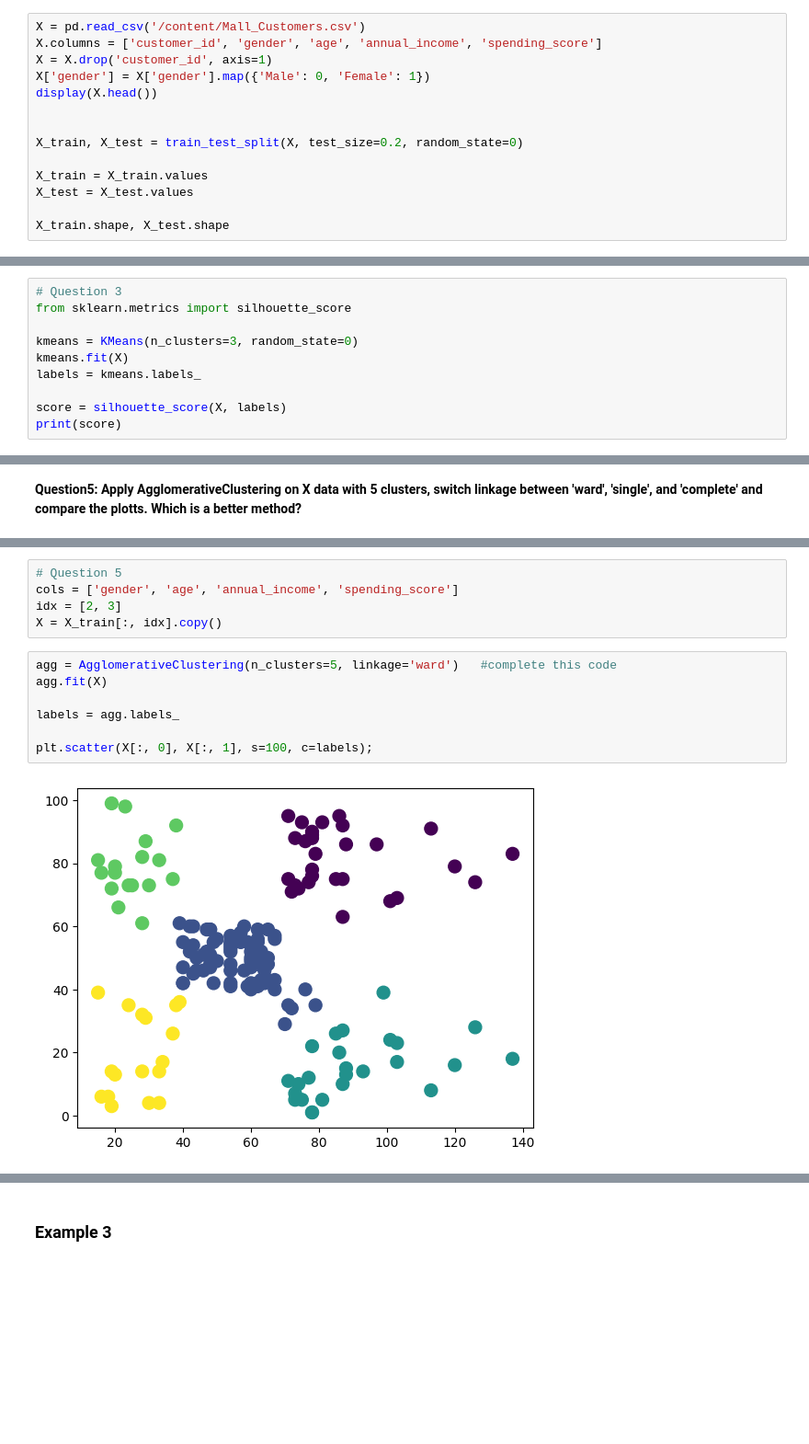
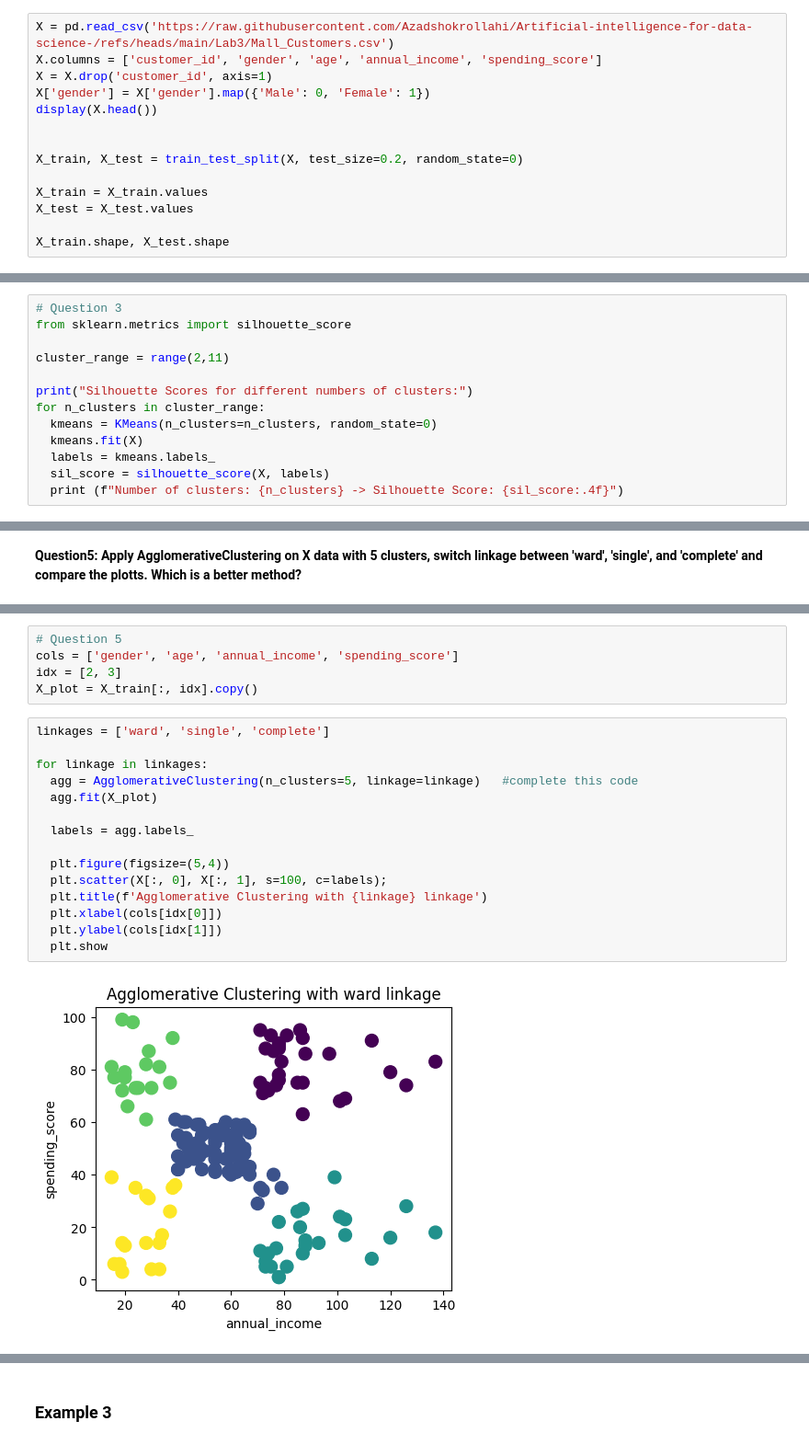
Before and after one commit to viviantram03/labb-1, a Jupyter notebook: Lab3/Lab3-Kmeans.ipynb, the cells around one changed output, grey strips where cells are left out. Shown at 92% size. Saved outputs shown, nothing was run; the diff lists cells and outputs as text; blank space fills up the shorter version.

```diff
--- a/Lab3/Lab3-Kmeans.ipynb
+++ b/Lab3/Lab3-Kmeans.ipynb
@@ -21,7 +21,7 @@ from mlxtend.plotting import plot_decision_regions
 # %% [markdown]
 ### Example 1
 # %%
-X = pd.read_csv('/content/Mall_Customers.csv')
+X = pd.read_csv('https://raw.githubusercontent.com/Azadshokrollahi/Artificial-intelligence-for-data-science-/refs/heads/main/Lab3/Mall_Customers.csv')
 X.columns = ['customer_id', 'gender', 'age', 'annual_income', 'spending_score']
 X = X.drop('customer_id', axis=1)
 X['gender'] = X['gender'].map({'Male': 0, 'Female': 1})
@@ -228,10 +230,13 @@ plt.show()
 # Question 3
 from sklearn.metrics import silhouette_score
 
-kmeans = KMeans(n_clusters=3, random_state=0)
-kmeans.fit(X)
-labels = kmeans.labels_
+cluster_range = range(2,11)
 
-score = silhouette_score(X, labels)
-print(score)
+print("Silhouette Scores for different numbers of clusters:")
+for n_clusters in cluster_range:
+  kmeans = KMeans(n_clusters=n_clusters, random_state=0)
+  kmeans.fit(X)
+  labels = kmeans.labels_
+  sil_score = silhouette_score(X, labels)
+  print (f"Number of clusters: {n_clusters} -> Silhouette Score: {sil_score:.4f}")
 # %% [output]
@@ -262,13 +280,21 @@ plt.scatter(X2[:, 0], X2[:, 1], s=100, c=labels);
 # Question 5
 cols = ['gender', 'age', 'annual_income', 'spending_score']
 idx = [2, 3]
-X = X_train[:, idx].copy()
+X_plot = X_train[:, idx].copy()
 # %%
-agg = AgglomerativeClustering(n_clusters=5, linkage='ward')   #complete this code
-agg.fit(X)
+linkages = ['ward', 'single', 'complete']
 
-labels = agg.labels_
+for linkage in linkages:
+  agg = AgglomerativeClustering(n_clusters=5, linkage=linkage)   #complete this code
+  agg.fit(X_plot)
 
-plt.scatter(X[:, 0], X[:, 1], s=100, c=labels);
+  labels = agg.labels_
+
+  plt.figure(figsize=(5,4))
+  plt.scatter(X[:, 0], X[:, 1], s=100, c=labels);
+  plt.title(f'Agglomerative Clustering with {linkage} linkage')
+  plt.xlabel(cols[idx[0]])
+  plt.ylabel(cols[idx[1]])
+  plt.show
 # %% [output]
-[figure, old version]
+[figure, new version]
```
Also changed, not shown: parts of 8 cells of this notebook.
